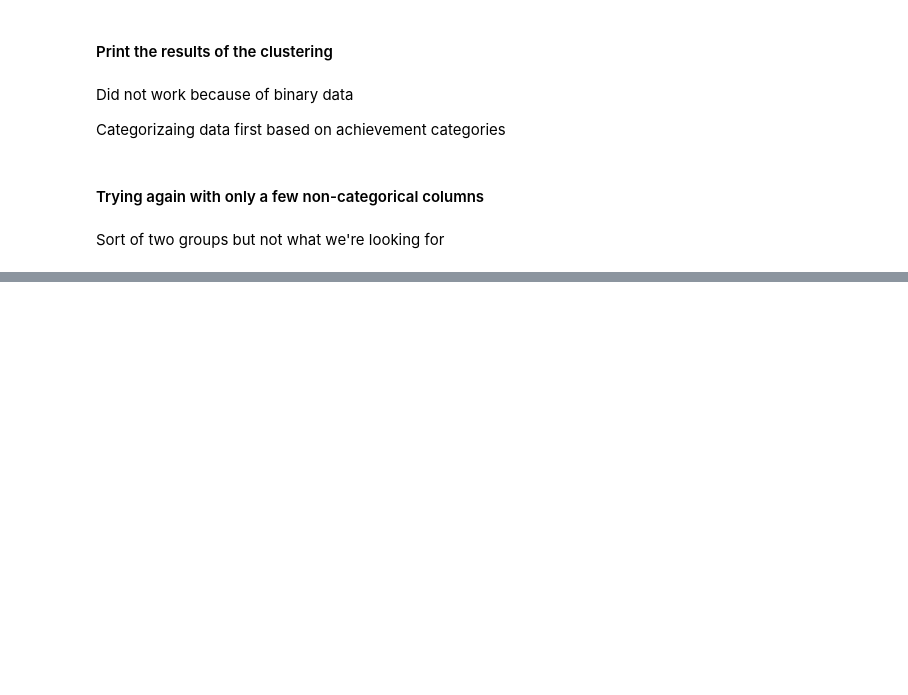
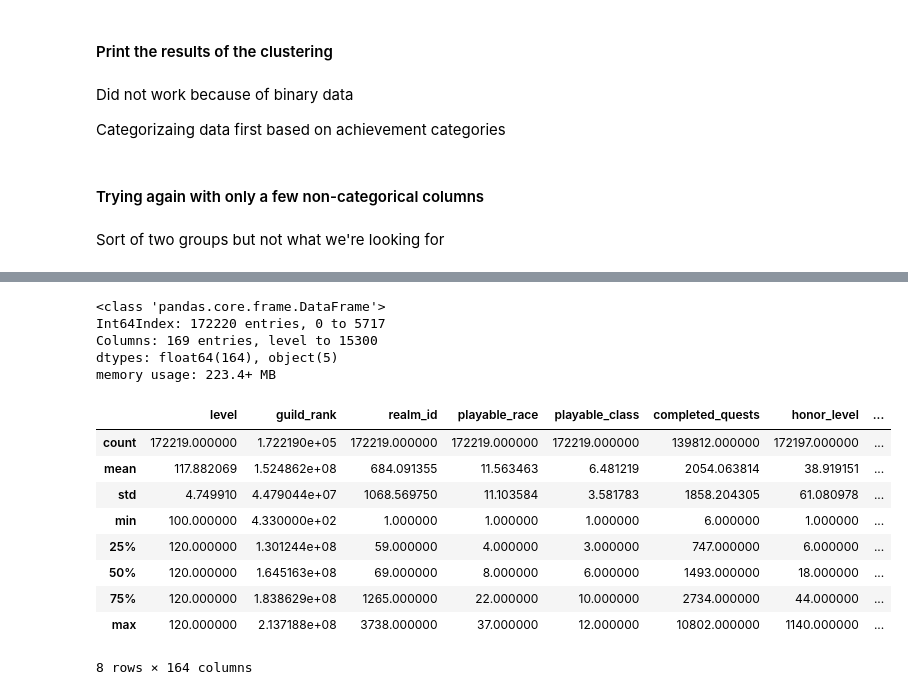
Before and after one commit to haleyspeed/insight_data_science, a Jupyter notebook: subscript/subscript/leaderboard_explorer.ipynb, the cells around one changed output, grey strips where cells are left out. Cells and saved outputs as stored; diff of their text form; code cells hidden in the pictures; blank space fills up the shorter version.

```diff
--- a/subscript/subscript/leaderboard_explorer.ipynb
+++ b/subscript/subscript/leaderboard_explorer.ipynb
@@ -292,0 +328,5 @@ Sort of two groups but not what we're looking for
+# %%
+df_all = pd.read_csv(os.path.join(dir_clean,  'categorized_player_stats_subset.csv'))
+df_all.id = df_all.player + '_' + df_all.realm
+df_all = df_all.drop('Unnamed: 0', axis = 1)
+df_all.head()
@@ -292,0 +341,21 @@ Sort of two groups but not what we're looking for
+# %%
+df_all.info()
+# %% [output]
+<class 'pandas.core.frame.DataFrame'>
+Int64Index: 172220 entries, 0 to 5717
+Columns: 169 entries, level to 15300
+dtypes: float64(164), object(5)
+memory usage: 223.4+ MB
+# %%
+df_all.describe()
+# %% [output]
+|  | level | guild_rank | realm_id | playable_race | playable_class | completed_quests | honor_level | ... |
+| count | 172219.000000 | 1.722190e+05 | 172219.000000 | 172219.000000 | 172219.000000 | 139812.000000 | 172197.000000 | ... |
+| mean | 117.882069 | 1.524862e+08 | 684.091355 | 11.563463 | 6.481219 | 2054.063814 | 38.919151 | ... |
+| std | 4.749910 | 4.479044e+07 | 1068.569750 | 11.103584 | 3.581783 | 1858.204305 | 61.080978 | ... |
+| min | 100.000000 | 4.330000e+02 | 1.000000 | 1.000000 | 1.000000 | 6.000000 | 1.000000 | ... |
+| 25% | 120.000000 | 1.301244e+08 | 59.000000 | 4.000000 | 3.000000 | 747.000000 | 6.000000 | ... |
+| 50% | 120.000000 | 1.645163e+08 | 69.000000 | 8.000000 | 6.000000 | 1493.000000 | 18.000000 | ... |
+| 75% | 120.000000 | 1.838629e+08 | 1265.000000 | 22.000000 | 10.000000 | 2734.000000 | 44.000000 | ... |
+| max | 120.000000 | 2.137188e+08 | 3738.000000 | 37.000000 | 12.000000 | 10802.000000 | 1140.000000 | ... |
+8 rows × 164 columns
```
Also changed, not shown: parts of 18 cells of this notebook, 9 other files.
